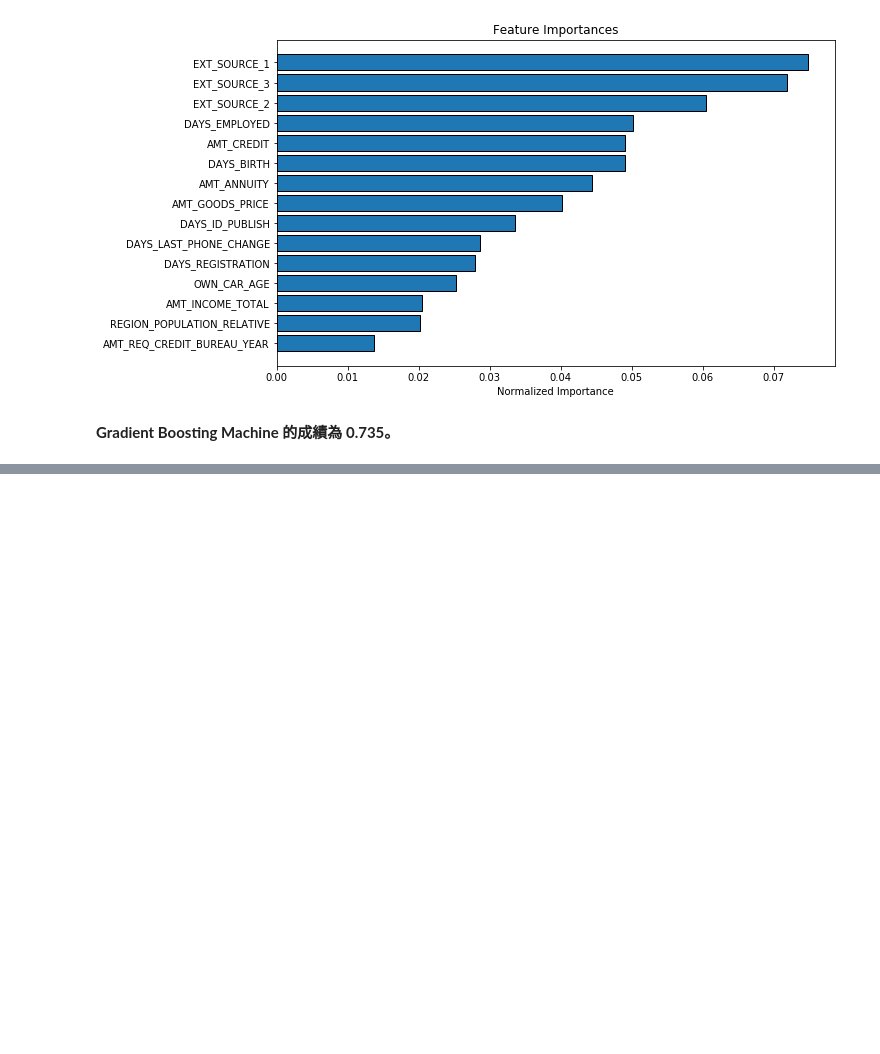
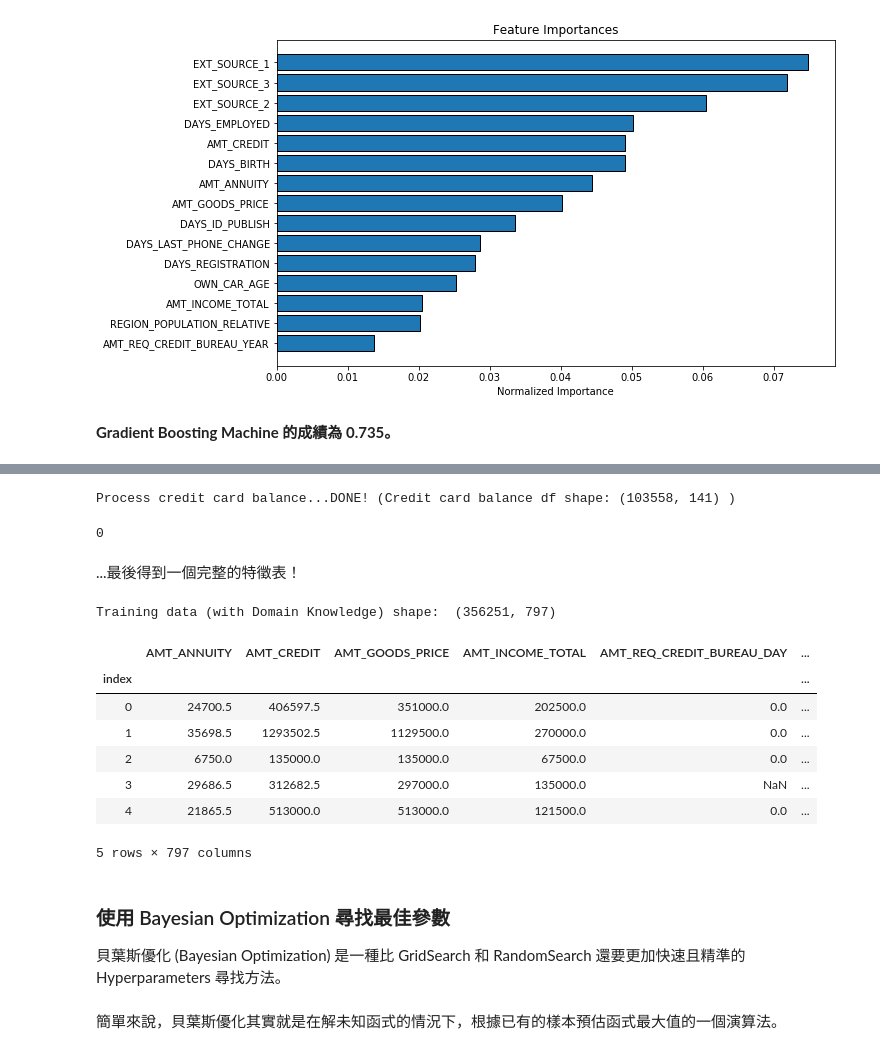
Before and after one commit to RainBoltz/Home-Credit-Risk-Prediction-Kaggle, a Jupyter notebook: HomeRisk.ipynb, the cells around one changed output, grey strips where cells are left out. Drawn from its saved outputs; the diff is of its cells as text; code cells hidden in the pictures; blank space fills up the shorter version.

```diff
--- a/HomeRisk.ipynb
+++ b/HomeRisk.ipynb
@@ -622,0 +942,50 @@ submission.to_csv('baseline_lgb.csv', index = False)
+# %%
+def credit_card_balance(num_rows = None, nan_as_category = True):
+    cc = pd.read_csv('input/credit_card_balance.csv', nrows = num_rows)
+    cc, cat_cols = one_hot_encoder(cc, nan_as_category= True)
+
+    cc.drop(['SK_ID_PREV'], axis= 1, inplace = True)
+    cc_agg = cc.groupby('SK_ID_CURR').agg(['min', 'max', 'mean', 'sum', 'var'])
+    cc_agg.columns = pd.Index(['CC_' + e[0] + "_" + e[1].upper() for e in cc_agg.columns.tolist()])
+
+    cc_agg['CC_COUNT'] = cc.groupby('SK_ID_CURR').size()
+    del cc
+    gc.collect()
+    return cc_agg
+
+print("Process credit card balance...", end="")
+cc = credit_card_balance(NUM_ROWS)
+df = df.join(cc, how='left', on='SK_ID_CURR')
+print("DONE! (Credit card balance df shape:", cc.shape,")")
+del cc
+gc.collect()
+# %% [output]
+Process credit card balance...DONE! (Credit card balance df shape: (103558, 141) )
+0
+# %% [markdown]
+...最後得到一個完整的特徵表！
+# %%
+try:
+    print('Training data (with Domain Knowledge) shape: ', df.shape)
+except:
+    df = pd.read_csv("full_dataset.csv", index_col=0)
+    print('Training data (with Domain Knowledge) shape: ', df.shape)
+
+df.head()
+#df.to_csv('full_dataset.csv', index=False)
+# %% [output]
+Training data (with Domain Knowledge) shape:  (356251, 797)
+|  | AMT_ANNUITY | AMT_CREDIT | AMT_GOODS_PRICE | AMT_INCOME_TOTAL | AMT_REQ_CREDIT_BUREAU_DAY | ... |
+| index |  |  |  |  |  | ... |
+| 0 | 24700.5 | 406597.5 | 351000.0 | 202500.0 | 0.0 | ... |
+| 1 | 35698.5 | 1293502.5 | 1129500.0 | 270000.0 | 0.0 | ... |
+| 2 | 6750.0 | 135000.0 | 135000.0 | 67500.0 | 0.0 | ... |
+| 3 | 29686.5 | 312682.5 | 297000.0 | 135000.0 | NaN | ... |
+| 4 | 21865.5 | 513000.0 | 513000.0 | 121500.0 | 0.0 | ... |
+5 rows × 797 columns
+# %% [markdown]
+### 使用 Bayesian Optimization 尋找最佳參數
+
+貝葉斯優化 (Bayesian Optimization) 是一種比 GridSearch 和 RandomSearch 還要更加快速且精準的 Hyperparameters 尋找方法。
+# %% [markdown]
+簡單來說，貝葉斯優化其實就是在解未知函式的情況下，根據已有的樣本預估函式最大值的一個演算法。
```
Also changed, not shown: parts of 22 cells of this notebook, 1 other file.
